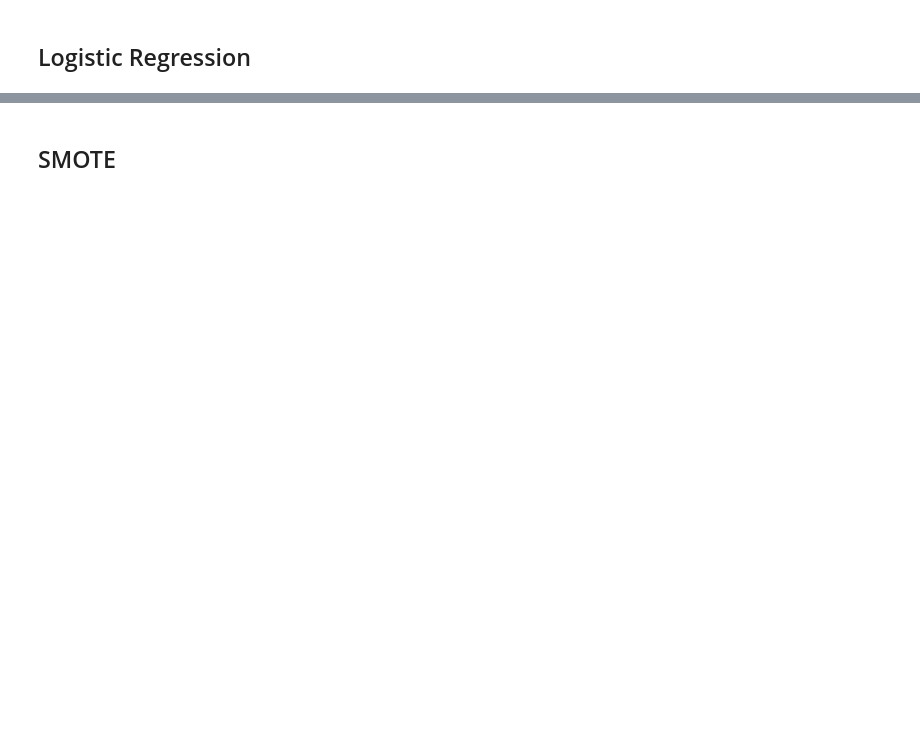
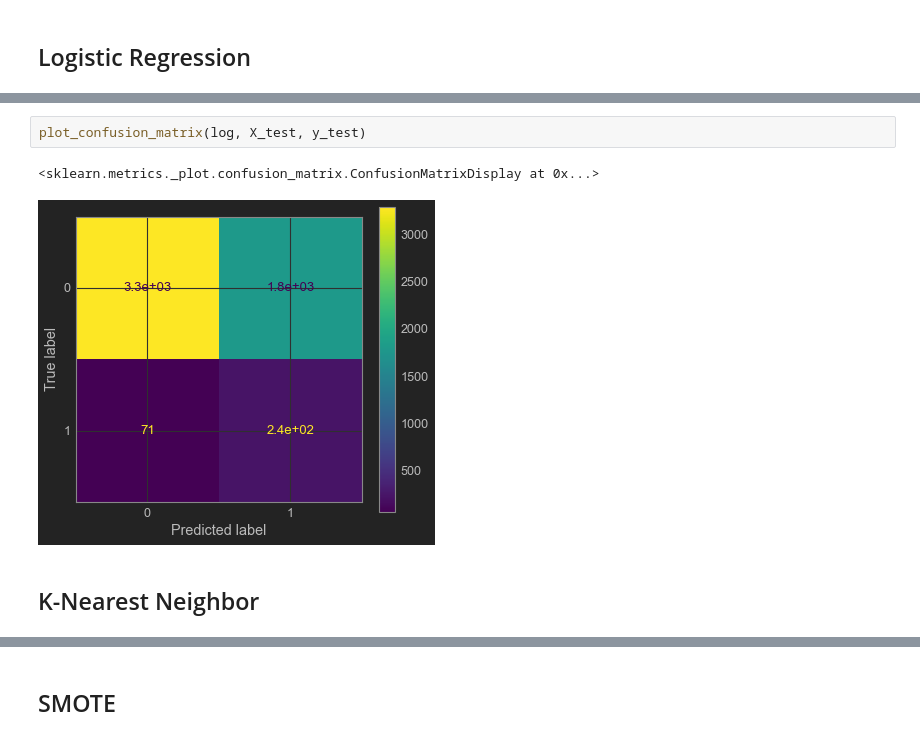
Before and after one commit to x-conx/Purwadhika_Projct_Finale, a Jupyter notebook: CreditCard Acceptance - Model Optimisation.ipynb, the cells around one changed output, grey strips where cells are left out. Cells and saved outputs as stored; diff of their text form; blank space fills up the shorter version.

```diff
--- a/CreditCard Acceptance - Model Optimisation.ipynb
+++ b/CreditCard Acceptance - Model Optimisation.ipynb
@@ -138,0 +259,7 @@ X_train, X_test, y_train, y_test = train_test_split(X, y, test_size=0.3, random_
+# %%
+plot_confusion_matrix(log, X_test, y_test)
+# %% [output]
+<sklearn.metrics._plot.confusion_matrix.ConfusionMatrixDisplay at 0x...>
+[figure, added]
+# %% [markdown]
+## K-Nearest Neighbor
```
Also changed, not shown: parts of 104 cells of this notebook.
